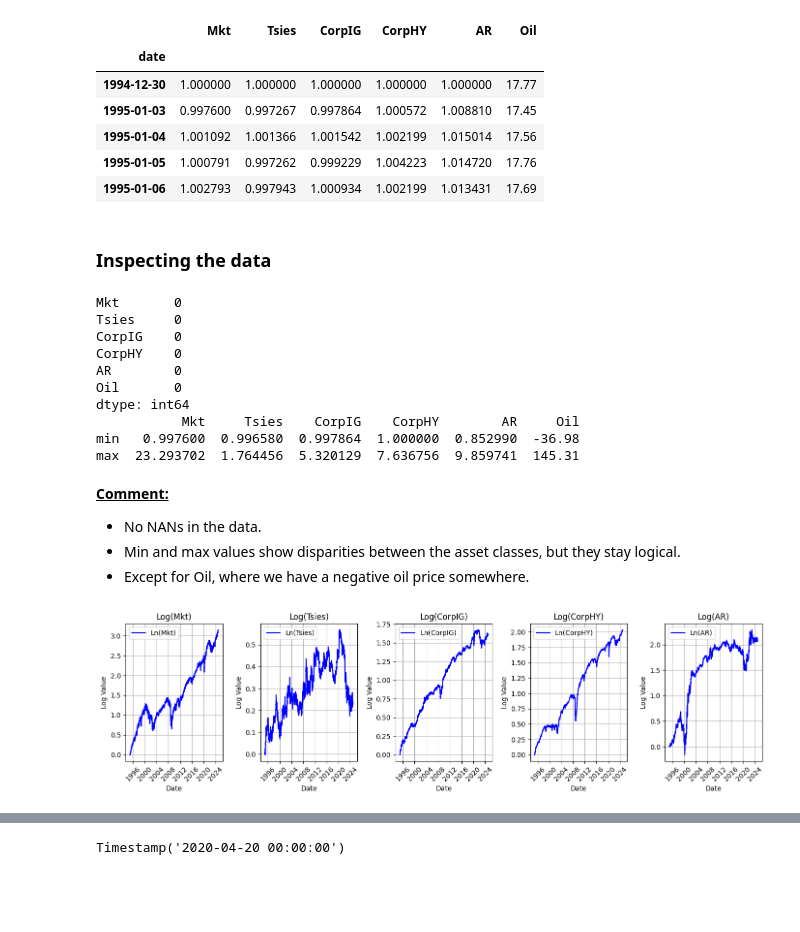
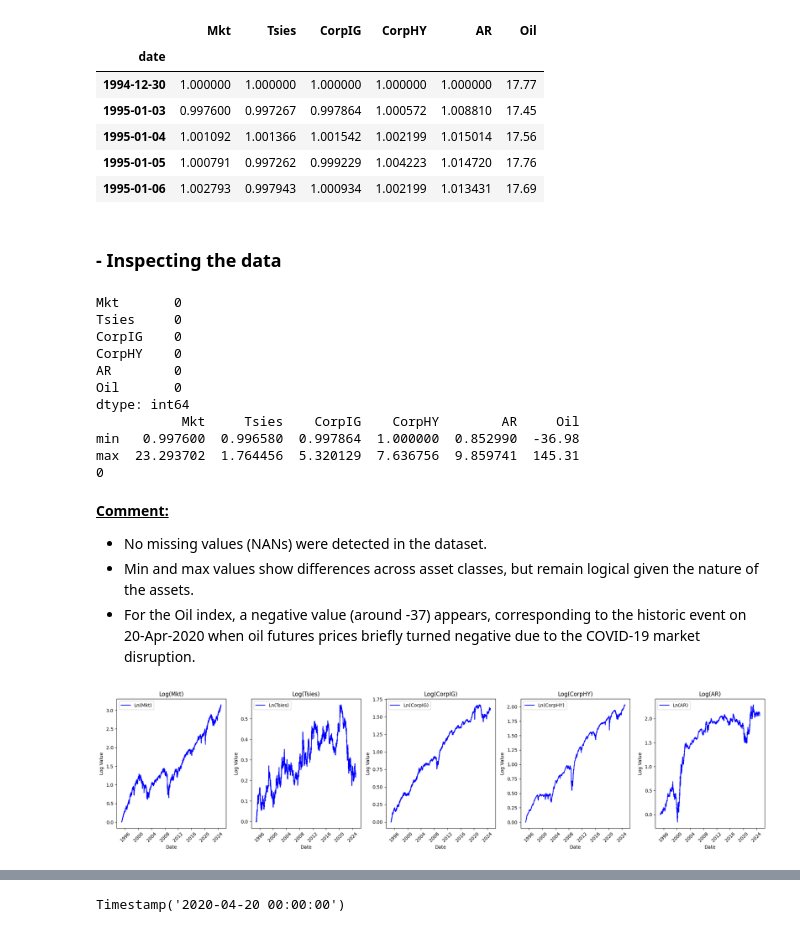
Before and after one commit to edoardonicoletti/Risk_measurament, a Jupyter notebook: Copie_de_Risk_Measurament_project_(1) (2).ipynb, the cells around one changed output, grey strips where cells are left out. Drawn from its saved outputs; the diff is of its cells as text; code cells hidden in the pictures; blank space fills up the shorter version.

```diff
--- a/Copie_de_Risk_Measurament_project_(1) (2).ipynb
+++ b/Copie_de_Risk_Measurament_project_(1) (2).ipynb
@@ -32,11 +32,13 @@ df.head()
 | 1995-01-05 | 1.000791 | 0.997262 | 0.999229 | 1.004223 | 1.014720 | 17.76 |
 | 1995-01-06 | 1.002793 | 0.997943 | 1.000934 | 1.002199 | 1.013431 | 17.69 |
 # %% [markdown]
-###  Inspecting the data
+###  - Inspecting the data
 # %%
 # First, counting the number of NANs for each asset class & checking the min/max values Total Return Index levels for each asset class
 print(df.isna().sum())
 print(df.describe().loc[['min', 'max']])
+# Checking for duplicated rows (dates)
+print(df.index.duplicated().sum())
 # %% [output]
 Mkt       0
 Tsies     0
@@ -48,26 +50,27 @@ dtype: int64
            Mkt     Tsies    CorpIG    CorpHY        AR     Oil
 min   0.997600  0.996580  0.997864  1.000000  0.852990  -36.98
 max  23.293702  1.764456  5.320129  7.636756  9.859741  145.31
+0
 # %% [markdown]
 <b><u>Comment:</b></u>
-- No NANs in the data.
-- Min and max values show disparities between the asset classes, but they stay logical.
-- Except for Oil, where we have a negative oil price somewhere.
+- No missing values (NANs) were detected in the dataset.
+- Min and max values show differences across asset classes, but remain logical given the nature of the assets.
+- For the Oil index, a negative value (around -37) appears, corresponding to the historic event on 20-Apr-2020 when oil futures prices briefly turned negative due to the COVID-19 market disruption.
 # %%
 # Plotting log(index) for Mkt, Tsies, CorpIG, CorpHY & AR first:
 num_columns_first = 5
-fig, axes = plt.subplots(1, num_columns_first, figsize=(14, 4))
+fig, axes = plt.subplots(1, num_columns_first, figsize=(20, 5))
 for i, column in enumerate(df.columns[:num_columns_first]):
     log_index = np.log(df[column])
     axes[i].plot(df.index, log_index, label=f'Ln({column})', color='blue')
     axes[i].set_title(f'Log({column})')
     axes[i].set_xlabel('Date')
     axes[i].set_ylabel('Log Value')
     axes[i].legend()
-    axes[i].grid(True)
+    axes[i].grid(False)
     axes[i].tick_params(axis='x', rotation=45)
 plt.tight_layout()
 plt.show()
 # %% [output]
-[figure, old version]
+[figure, new version]
 # %%
```
Also changed, not shown: parts of 6 cells of this notebook.
